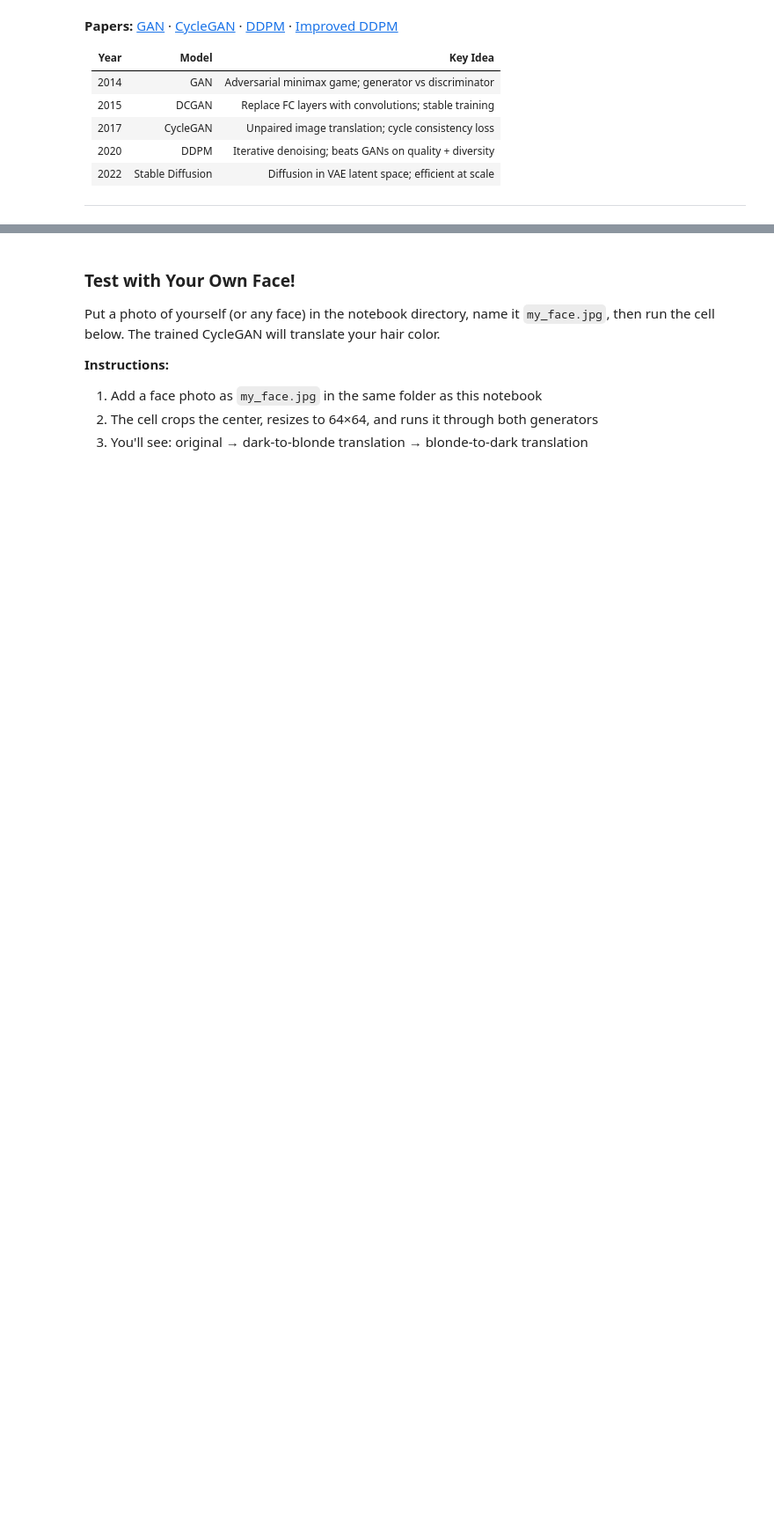
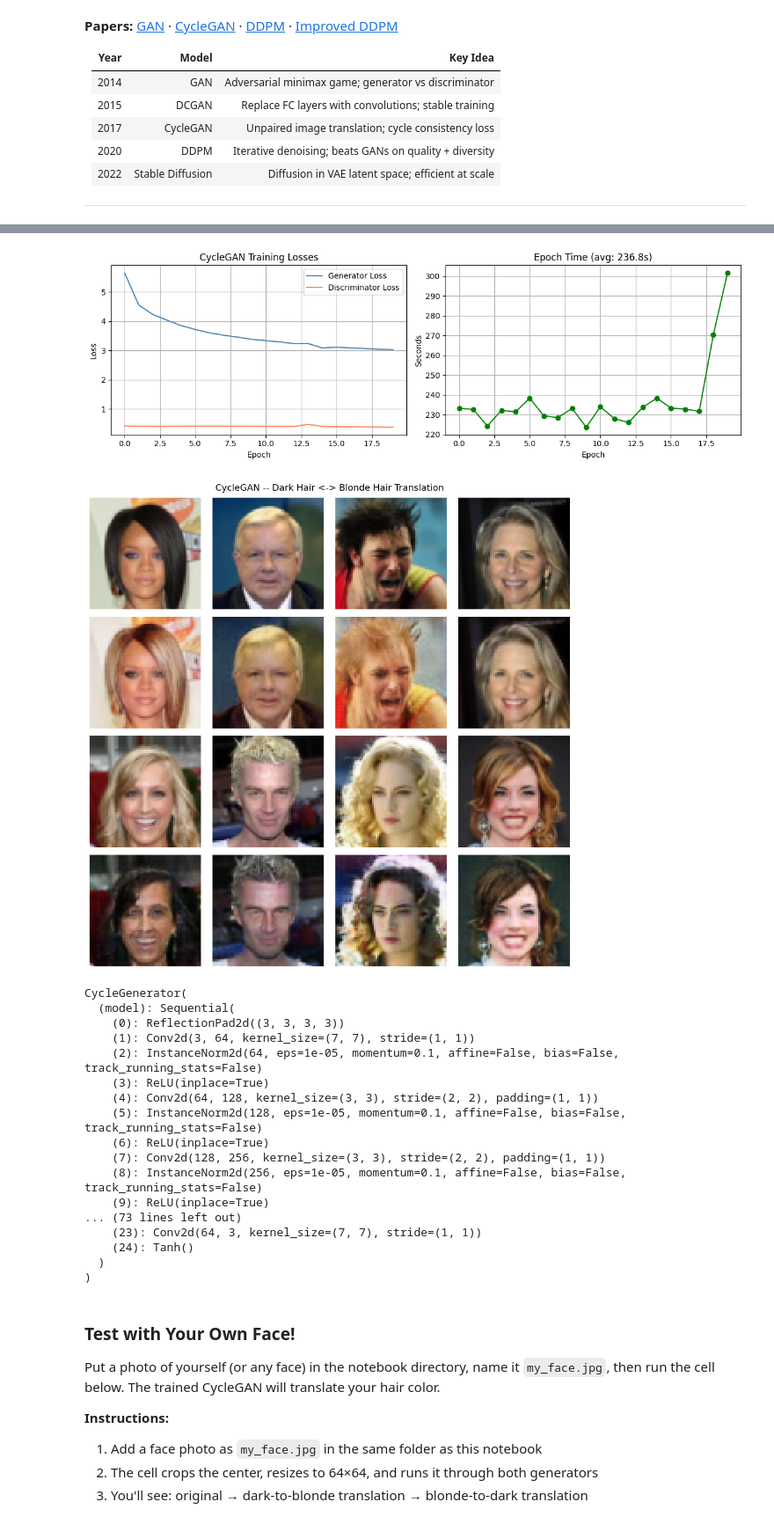
Before and after one commit to moreshud/Python-for-Deep-Learning, a Jupyter notebook: Assignments/2026_Assignment/A4 - GANs + Diffusion/A4-Generative-Models.ipynb, the cells around one changed output, grey strips where cells are left out. Shown at 88% size. Drawn from its saved outputs; the diff is of its cells as text; code cells hidden in the pictures; blank space fills up the shorter version.

```diff
--- a/Assignments/2026_Assignment/A4 - GANs + Diffusion/A4-Generative-Models.ipynb
+++ b/Assignments/2026_Assignment/A4 - GANs + Diffusion/A4-Generative-Models.ipynb
@@ -446,7 +532,7 @@ for epoch in range(CYCLE_EPOCHS):
     blonde_iter = iter(loader_blonde)
     n_batches = min(len(loader_dark), len(loader_blonde))
 
-    for _ in tqdm(range(n_batches), desc=f'CycleGAN Epoch {epoch+1}/{CYCLE_EPOCHS}'):
+    for _ in tqdm(range(n_batches), desc=f'CycleGAN Epoch {epoch+1}/{CYCLE_EPOCHS}', mininterval=5.0):
         real_x, _ = next(dark_iter)
         real_y, _ = next(blonde_iter)
         real_x, real_y = real_x.to(device), real_y.to(device)
@@ -513,34 +613,55 @@ axes[1].grid(True)
 plt.tight_layout(); plt.show()
 
 # Show translations
 ckpt = torch.load('saved/cyclegan_celeba.pt', map_location=device)
 G.load_state_dict(ckpt['G']); F.load_state_dict(ckpt['F'])
 G.eval(); F.eval()
 
 def denorm(t):
     return (t * 0.5 + 0.5).clamp(0, 1)
 
 with torch.no_grad():
     batch_x, _ = next(iter(DataLoader(celeba_dark,   batch_size=4, shuffle=True)))
     batch_y, _ = next(iter(DataLoader(celeba_blonde, batch_size=4, shuffle=True)))
     batch_x, batch_y = batch_x.to(device), batch_y.to(device)
     fake_y = G(batch_x).cpu()
     fake_x = F(batch_y).cpu()
 
 fig, axes = plt.subplots(4, 4, figsize=(10, 10))
 row_labels = ['Real Dark', 'Dark -> Blonde', 'Real Blonde', 'Blonde -> Dark']
 imgs_list  = [batch_x.cpu(), fake_y, batch_y.cpu(), fake_x]
 
 for row in range(4):
     for col in range(4):
         axes[row, col].imshow(denorm(imgs_list[row][col]).permute(1, 2, 0))
         axes[row, col].axis('off')
     axes[row, 0].set_ylabel(row_labels[row], fontsize=9)
 
 plt.suptitle('CycleGAN -- Dark Hair <-> Blonde Hair Translation', fontsize=13)
 plt.tight_layout(); plt.show()
 
-G.train(); F.train()
+G.train();
+F.train()
+# %% [output]
+[figure, added]
+[figure, added]
+CycleGenerator(
+  (model): Sequential(
+    (0): ReflectionPad2d((3, 3, 3, 3))
+    (1): Conv2d(3, 64, kernel_size=(7, 7), stride=(1, 1))
+    (2): InstanceNorm2d(64, eps=1e-05, momentum=0.1, affine=False, bias=False, track_running_stats=False)
+    (3): ReLU(inplace=True)
+    (4): Conv2d(64, 128, kernel_size=(3, 3), stride=(2, 2), padding=(1, 1))
+    (5): InstanceNorm2d(128, eps=1e-05, momentum=0.1, affine=False, bias=False, track_running_stats=False)
+    (6): ReLU(inplace=True)
+    (7): Conv2d(128, 256, kernel_size=(3, 3), stride=(2, 2), padding=(1, 1))
+    (8): InstanceNorm2d(256, eps=1e-05, momentum=0.1, affine=False, bias=False, track_running_stats=False)
+    (9): ReLU(inplace=True)
+... (73 lines left out)
+    (23): Conv2d(64, 3, kernel_size=(7, 7), stride=(1, 1))
+    (24): Tanh()
+  )
+)
 # %% [markdown]
 ### Test with Your Own Face!
 
```
Also changed, not shown: parts of 16 cells of this notebook, 2 other files.
